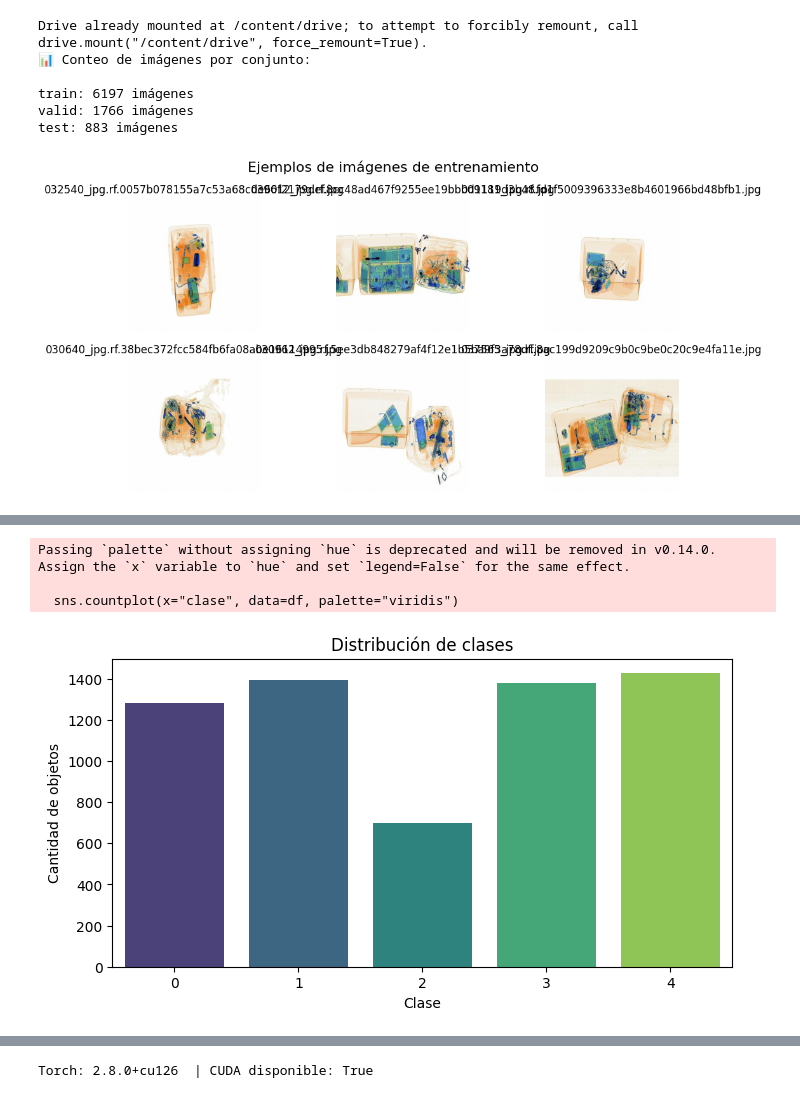
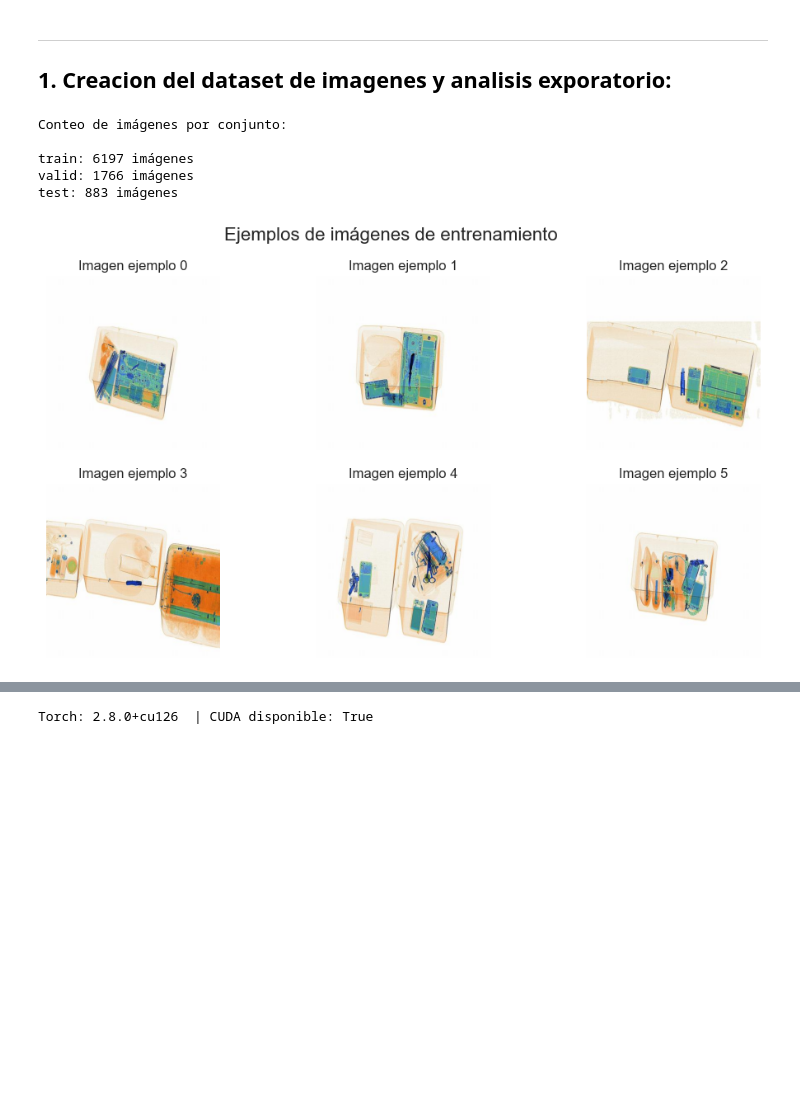
Before and after one commit to X57FI8W9S/VPC2, a Jupyter notebook: TP_final_VPC_2.ipynb, the cells around one changed output, grey strips where cells are left out. Saved outputs shown, nothing was run; the diff lists cells and outputs as text; code cells hidden in the pictures; blank space fills up the shorter version.

```diff
--- a/TP_final_VPC_2.ipynb
+++ b/TP_final_VPC_2.ipynb
@@ -1,32 +36,24 @@
+# %% [markdown]
+----
+## 1. Creacion del dataset de imagenes y analisis exporatorio:
 # %%
-# ================================================================
-# EDA - X-Ray Baggage Scanner Anomaly Detection
-# ================================================================
-
-import os
-import random
-import pandas as pd
-import matplotlib.pyplot as plt
-import seaborn as sns
-from pathlib import Path
-from PIL import Image
-from google.colab import drive
-
 # ===========================
 # Montar Google Drive
 # ===========================
-drive.mount('/content/drive')
+# drive.mount('/content/drive')
 
 # ===========================
 # Rutas base
 # ===========================
-BASE_DIR = Path("/content/drive/MyDrive/Colab Notebooks/dataset_baggage_scanner")
+# BASE_DIR = Path("/content/drive/MyDrive/Colab Notebooks/dataset_baggage_scanner")
+BASE_DIR = Path("./dataset_baggage_scanner/")
 SPLITS = ["train", "valid", "test"]
+OBJECT_CLASSES = ['knife', 'firearm', 'pliers', 'scissors', 'wrench']
 
 # ===========================
 # Conteo de imágenes por split
 # ===========================
-print("📊 Conteo de imágenes por conjunto:\n")
+print("Conteo de imágenes por conjunto:\n")
 for s in SPLITS:
     imgs = list((BASE_DIR / s / "images").rglob("*.jpg")) + list((BASE_DIR / s / "images").rglob("*.png"))
     print(f"{s}: {len(imgs)} imágenes")
@@ -42,7 +69,7 @@ for i, img_path in enumerate(sample_imgs):
     img = Image.open(img_path)
     plt.subplot(2, 3, i + 1)
     plt.imshow(img)
-    plt.title(Path(img_path).name)
+    plt.title(f'Imagen ejemplo {i}') #
     plt.axis("off")
 plt.suptitle("Ejemplos de imágenes de entrenamiento", fontsize=16)
 plt.show()
@@ -64,77 +91,35 @@ def parse_label(file_path):
     with open(file_path, "r") as f:
         lines = f.readlines()
     data = []
     for line in lines:
         parts = line.strip().split()
         if len(parts) == 5:
             cls, x, y, w, h = map(float, parts)
             data.append([int(cls), x, y, w, h])
     return data
 
 # ===========================
 # Crear dataframe con todas las anotaciones
 # ===========================
 all_data = []
 for lbl_file in labels:
     file_path = os.path.join(LABELS_DIR, lbl_file)
     img_name = lbl_file.replace(".txt", ".jpg")
     annotations = parse_label(file_path)
     for ann in annotations:
         cls, x, y, w, h = ann
         all_data.append([img_name, cls, x, y, w, h])
 
 df = pd.DataFrame(all_data, columns=["imagen", "clase", "x", "y", "ancho", "alto"])
 print("\nVista previa de las anotaciones:")
 print(df.head())
-
-# ===========================
-# Análisis de distribución de clases
-# ===========================
-plt.figure(figsize=(8, 4))
-sns.countplot(x="clase", data=df, palette="viridis")
-plt.title("Distribución de clases")
-plt.xlabel("Clase")
-plt.ylabel("Cantidad de objetos")
-plt.show()
-
-# ===========================
-# Análisis de tamaños de bounding boxes
-# ===========================
-plt.figure(figsize=(8, 4))
-sns.histplot(df["ancho"], bins=30, kde=True)
-plt.title("Distribución del ancho de las bounding boxes")
-plt.xlabel("Ancho")
-plt.show()
-
-plt.figure(figsize=(8, 4))
-sns.histplot(df["alto"], bins=30, kde=True)
-plt.title("Distribución del alto de las bounding boxes")
-plt.xlabel("Alto")
-plt.show()
-
-# ===========================
-# Relación entre ancho y alto
-# ===========================
-plt.figure(figsize=(6, 6))
-sns.scatterplot(x="ancho", y="alto", data=df, alpha=0.5)
-plt.title("Relación entre ancho y alto de las bounding boxes")
-plt.xlabel("Ancho")
-plt.ylabel("Alto")
-plt.show()
-
-# ===========================
-# Resumen estadístico
-# ===========================
-print("\n📈 Resumen estadístico de las cajas:")
-print(df[["ancho", "alto"]].describe())
 # %% [output]
-Drive already mounted at /content/drive; to attempt to forcibly remount, call drive.mount("/content/drive", force_remount=True).
-📊 Conteo de imágenes por conjunto:
+Conteo de imágenes por conjunto:
 
 train: 6197 imágenes
 valid: 1766 imágenes
 test: 883 imágenes
-[figure, old version]
+[figure, new version]
 Total de imágenes (train): 6197
 Total de etiquetas (train): 6181
 
@@ -155,4 +139,0 @@ Vista previa de las anotaciones:
-Passing `palette` without assigning `hue` is deprecated and will be removed in v0.14.0. Assign the `x` variable to `hue` and set `legend=False` for the same effect.
-
-  sns.countplot(x="clase", data=df, palette="viridis")
-[figure, removed]
```
Also changed, not shown: parts of 12 cells of this notebook, 1 other file.
